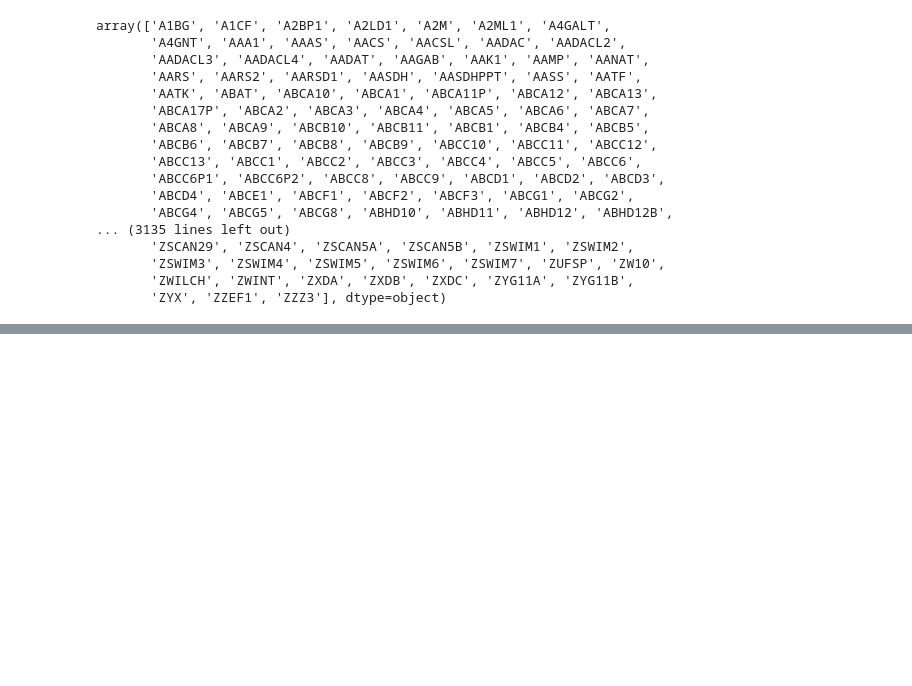
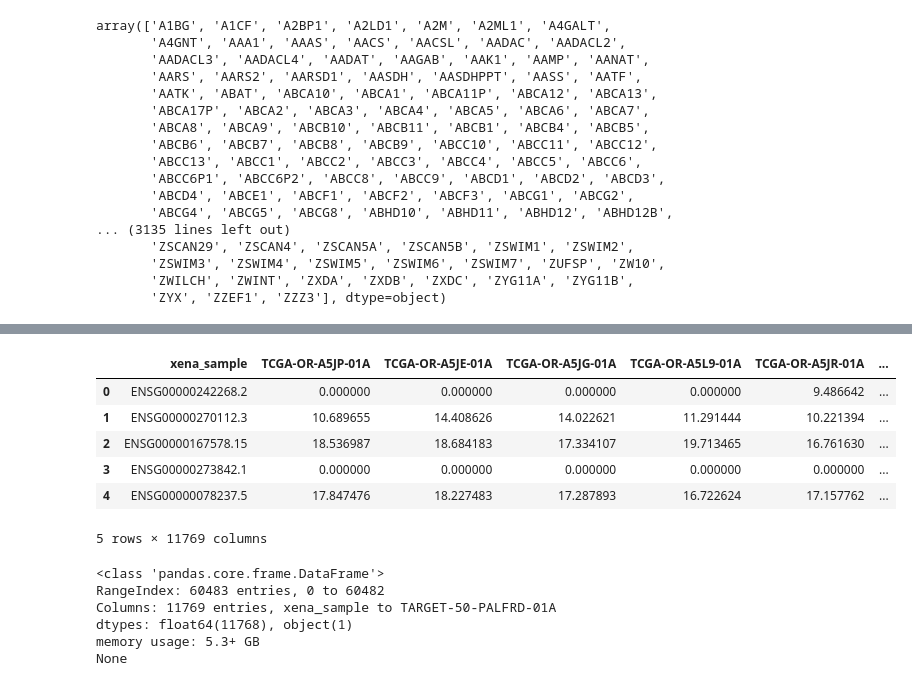
Before and after one commit to erincameron11/survival-analysis-tool, a Jupyter notebook: DataAnalysis.ipynb, the cells around one changed output, grey strips where cells are left out. Saved outputs shown, nothing was run; the diff lists cells and outputs as text; code cells hidden in the pictures; blank space fills up the shorter version.

```diff
--- a/DataAnalysis.ipynb
+++ b/DataAnalysis.ipynb
@@ -81,0 +110,21 @@ array(['A1BG', 'A1CF', 'A2BP1', 'A2LD1', 'A2M', 'A2ML1', 'A4GALT',
+# %%
+# Read in the new RNA matrix
+df2 = pd.read_csv('GDC-PANCAN.htseq_fpkm-uq.tsv', sep='\t')
+display(df2.head())
+# %% [output]
+|  | xena_sample | TCGA-OR-A5JP-01A | TCGA-OR-A5JE-01A | TCGA-OR-A5JG-01A | TCGA-OR-A5L9-01A | TCGA-OR-A5JR-01A | ... |
+| 0 | ENSG00000242268.2 | 0.000000 | 0.000000 | 0.000000 | 0.000000 | 9.486642 | ... |
+| 1 | ENSG00000270112.3 | 10.689655 | 14.408626 | 14.022621 | 11.291444 | 10.221394 | ... |
+| 2 | ENSG00000167578.15 | 18.536987 | 18.684183 | 17.334107 | 19.713465 | 16.761630 | ... |
+| 3 | ENSG00000273842.1 | 0.000000 | 0.000000 | 0.000000 | 0.000000 | 0.000000 | ... |
+| 4 | ENSG00000078237.5 | 17.847476 | 18.227483 | 17.287893 | 16.722624 | 17.157762 | ... |
+5 rows × 11769 columns
+# %%
+print(df2.info())
+# %% [output]
+<class 'pandas.core.frame.DataFrame'>
+RangeIndex: 60483 entries, 0 to 60482
+Columns: 11769 entries, xena_sample to TARGET-50-PALFRD-01A
+dtypes: float64(11768), object(1)
+memory usage: 5.3+ GB
+None
```
Also changed, not shown: parts of 6 cells of this notebook, 3 other files.
